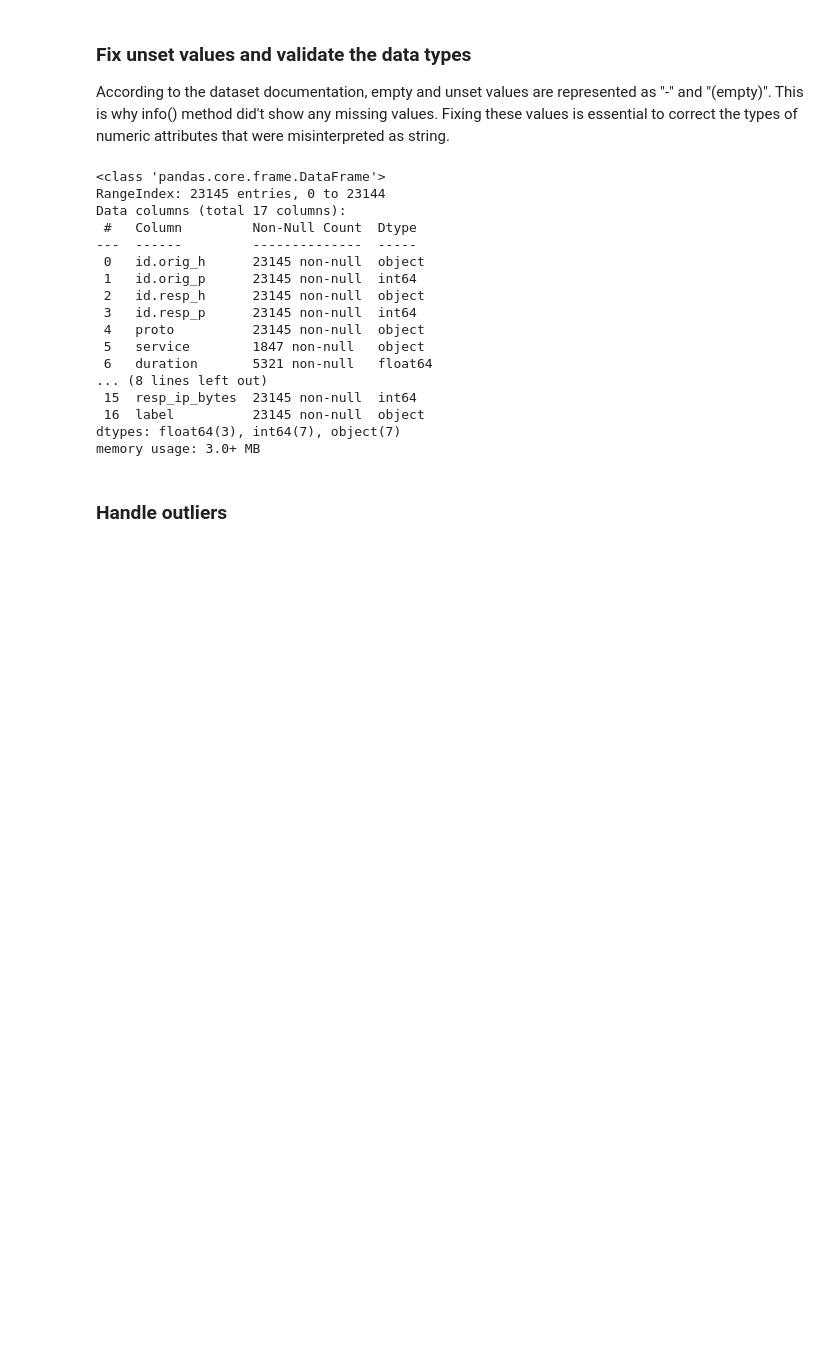
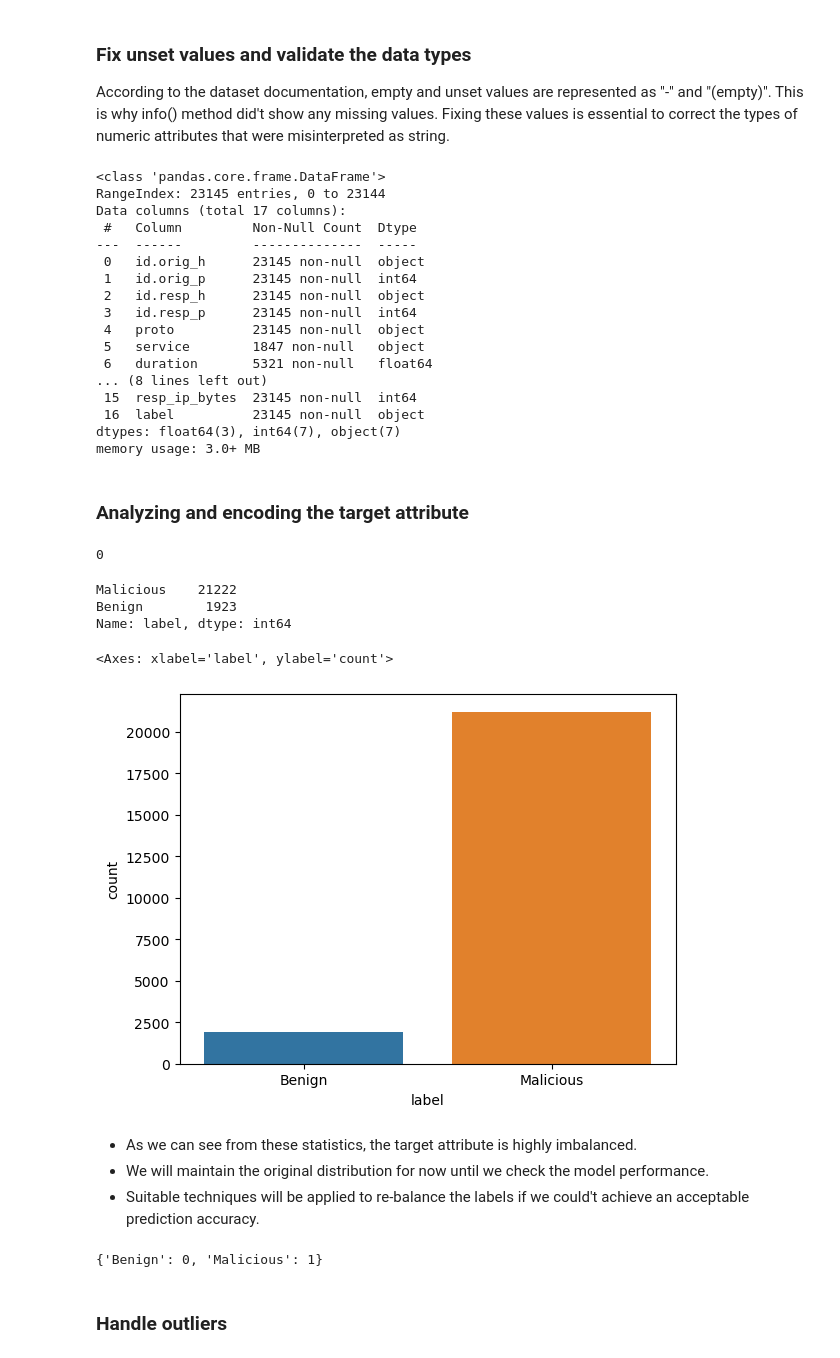
Before and after one commit to sinanw/ml-classification-malicious-network-traffic, a Jupyter notebook: main.ipynb, the cells around one changed output. Drawn from its saved outputs; the diff is of its cells as text; code cells hidden in the pictures; blank space fills up the shorter version.

```diff
--- a/main.ipynb
+++ b/main.ipynb
@@ -183,6 +184,44 @@ Data columns (total 17 columns):
  16  label          23145 non-null  object
 dtypes: float64(3), int64(7), object(7)
 memory usage: 3.0+ MB
+# %% [markdown]
+### Analyzing and encoding the target attribute
+# %%
+#check null values in the target attribute
+data_df["label"].isna().sum()
+# %% [output]
+0
+# %%
+#check values distribution
+data_df["label"].value_counts()
+# %% [output]
+Malicious    21222
+Benign        1923
+Name: label, dtype: int64
+# %%
+#plot target attribute on a count plot
+sns.countplot(data=data_df, x="label")
+# %% [output]
+<Axes: xlabel='label', ylabel='count'>
+[figure, added]
+# %% [markdown]
+- As we can see from these statistics, the target attribute is highly imbalanced.
+- We will maintain the original distribution for now until we check the model performance.
+- Suitable techniques will be applied to re-balance the labels if we could't achieve an acceptable prediction accuracy.
+# %%
+#initialize encoder with default parameters
+target_le = LabelEncoder()
+
+#fit the encoder to the target attribute
+encoded_attribute = target_le.fit_transform(data_df["label"])
+
+#replace target attribute with encoded values
+data_df["label"] = encoded_attribute
+
+#check mapped labels
+dict(zip(target_le.classes_, target_le.transform(target_le.classes_)))
+# %% [output]
+{'Benign': 0, 'Malicious': 1}
 # %% [markdown]
 ### Handle outliers
 # %%
```
Also changed, not shown: parts of 15 cells of this notebook.
